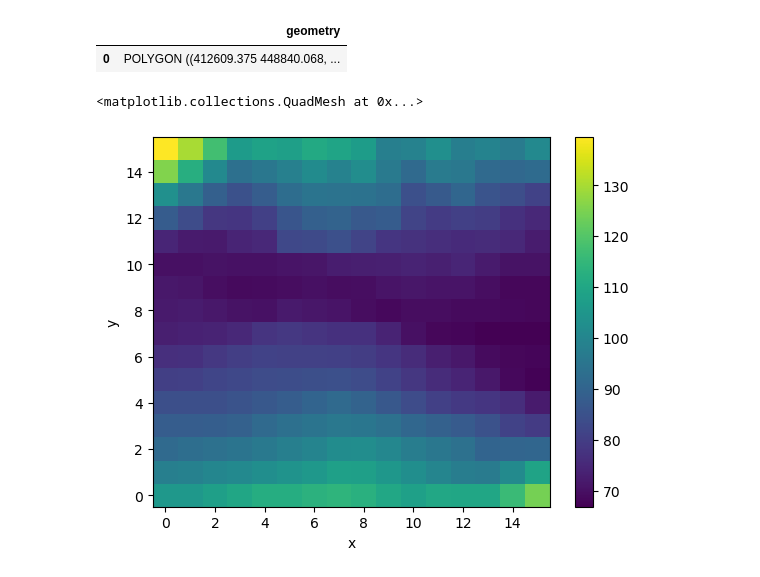
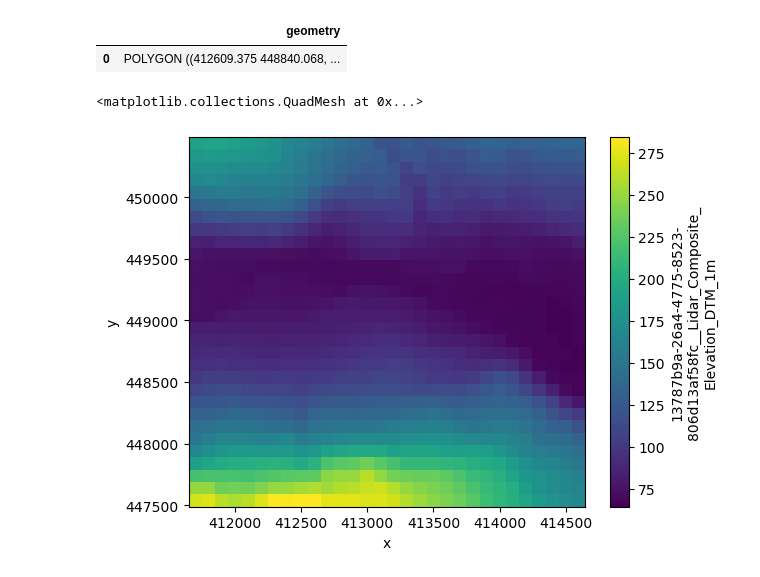
Before and after one commit to MatthewJWhittle/shefflied-bats, a Jupyter notebook: notebooks/explore.ipynb, the cells around one changed output. Drawn from its saved outputs; the diff is of its cells as text; code cells hidden in the pictures.

```diff
--- a/notebooks/explore.ipynb
+++ b/notebooks/explore.ipynb
@@ -20,12 +20,14 @@ ea_dtm = WCSDownloader(
     coverage_id="13787b9a-26a4-4775-8523-806d13af58fc__Lidar_Composite_Elevation_DTM_1m",
 )
 
-array = await ea_dtm.get_coverage(aoi.total_bounds, resolution=100, tile_size=(1024, 1024))
+array = await ea_dtm.get_coverage(tuple(aoi.total_bounds), resolution=100, tile_size=(1024, 1024))
 # %%
 import rioxarray as rxr
 
 array = array.coarsen(x=100,y=100, boundary="trim").mean()
-array.plot()
+
+
+array[ea_dtm.coverage_id].plot()
 # %% [output]
 <matplotlib.collections.QuadMesh at 0x...>
-[figure, old version]
+[figure, new version]
```
Also changed, not shown: 7 other files.
